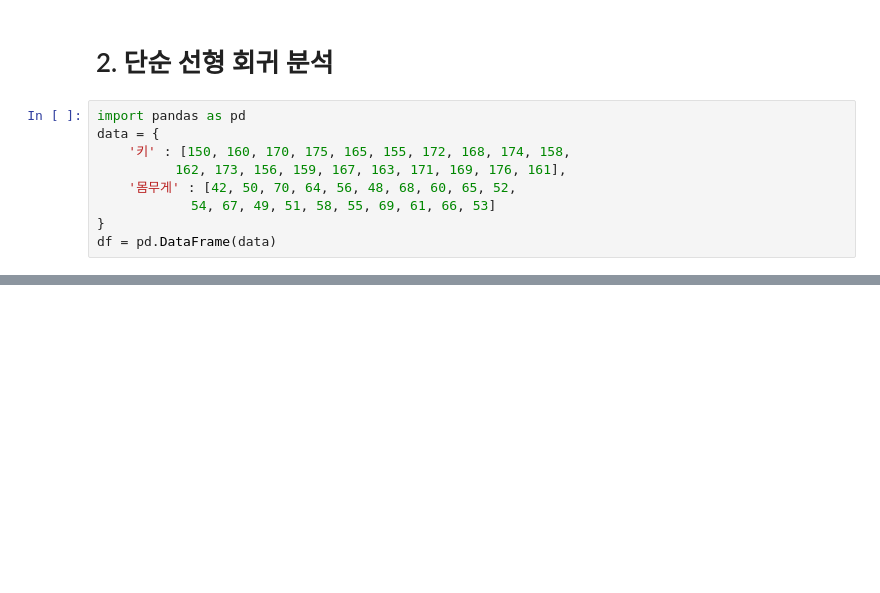
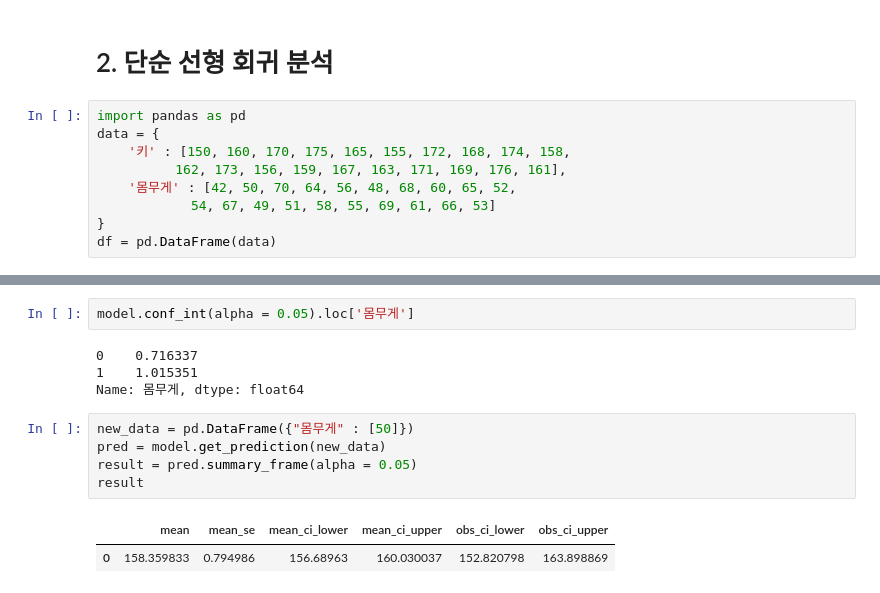
Before and after one commit to arsriu/Big_data_certificate, a Jupyter notebook: Part.3/Ch4/bigdata_analyst_Study(Ch4.) - Section.ipynb, the cells around one changed output, grey strips where cells are left out. Drawn from its saved outputs; the diff is of its cells as text; blank space fills up the shorter version.

```diff
--- a/Part.3/Ch4/bigdata_analyst_Study(Ch4.) - Section.ipynb
+++ b/Part.3/Ch4/bigdata_analyst_Study(Ch4.) - Section.ipynb
@@ -87,0 +129,14 @@ Notes:
+# %%
+model.conf_int(alpha = 0.05).loc['몸무게']
+# %% [output]
+0    0.716337
+1    1.015351
+Name: 몸무게, dtype: float64
+# %%
+new_data = pd.DataFrame({"몸무게" : [50]})
+pred = model.get_prediction(new_data)
+result = pred.summary_frame(alpha = 0.05)
+result
+# %% [output]
+|  | mean | mean_se | mean_ci_lower | mean_ci_upper | obs_ci_lower | obs_ci_upper |
+| 0 | 158.359833 | 0.794986 | 156.68963 | 160.030037 | 152.820798 | 163.898869 |
```
Also changed, not shown: parts of 24 cells of this notebook, 2 other files.
